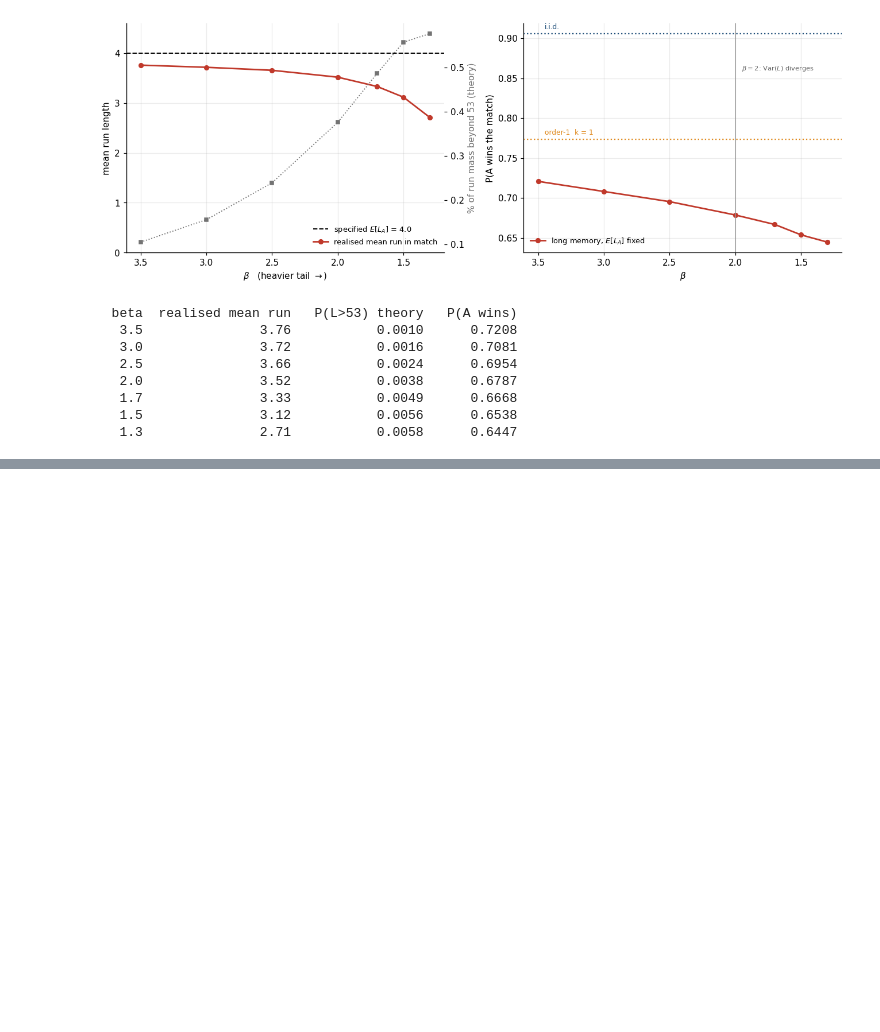
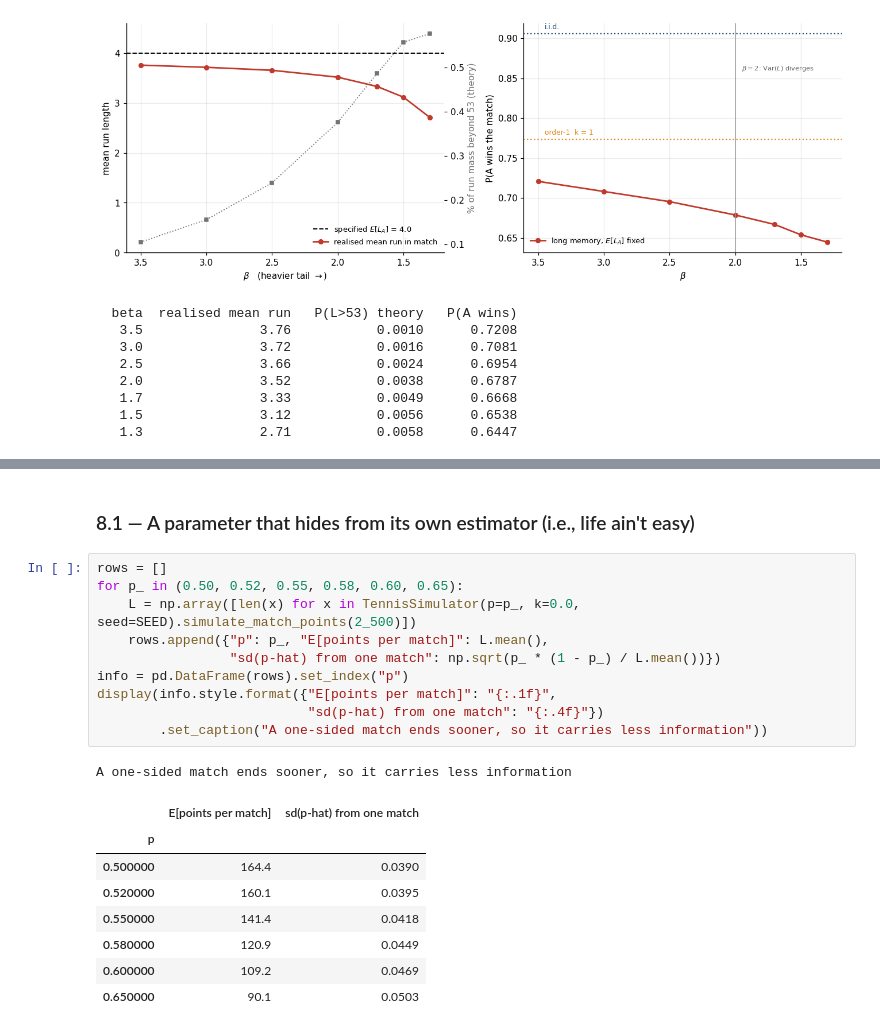
Before and after one commit to MarcoGaloppo/Break-point, a Jupyter notebook: narrative_tennis_lab.ipynb, the cells around one changed output, grey strips where cells are left out. Drawn from its saved outputs; the diff is of its cells as text; blank space fills up the shorter version.

```diff
--- a/narrative_tennis_lab.ipynb
+++ b/narrative_tennis_lab.ipynb
@@ -988,0 +1016,22 @@ the asymptotic regime is a pure fantasy never actually realised.
+# %% [markdown]
+### 8.1 — A parameter that hides from its own estimator (i.e., life ain't easy)
+# %%
+rows = []
+for p_ in (0.50, 0.52, 0.55, 0.58, 0.60, 0.65):
+    L = np.array([len(x) for x in TennisSimulator(p=p_, k=0.0, seed=SEED).simulate_match_points(2_500)])
+    rows.append({"p": p_, "E[points per match]": L.mean(),
+                 "sd(p-hat) from one match": np.sqrt(p_ * (1 - p_) / L.mean())})
+info = pd.DataFrame(rows).set_index("p")
+display(info.style.format({"E[points per match]": "{:.1f}",
+                           "sd(p-hat) from one match": "{:.4f}"})
+        .set_caption("A one-sided match ends sooner, so it carries less information"))
+# %% [output]
+A one-sided match ends sooner, so it carries less information
+|  | E[points per match] | sd(p-hat) from one match |
+| p |  |  |
+| 0.500000 | 164.4 | 0.0390 |
+| 0.520000 | 160.1 | 0.0395 |
+| 0.550000 | 141.4 | 0.0418 |
+| 0.580000 | 120.9 | 0.0449 |
+| 0.600000 | 109.2 | 0.0469 |
+| 0.650000 | 90.1 | 0.0503 |
```
Also changed, not shown: parts of 17 cells of this notebook, 3 other files.
